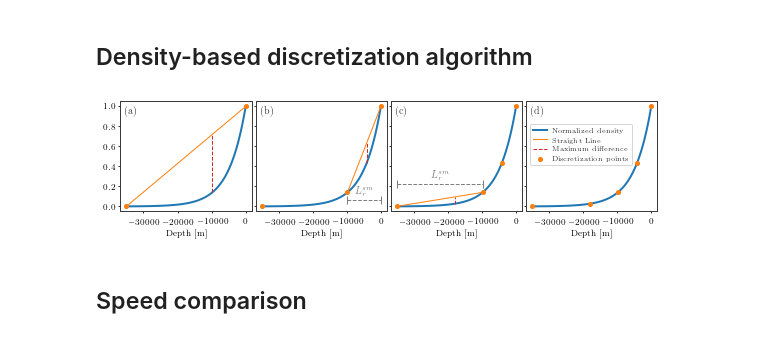
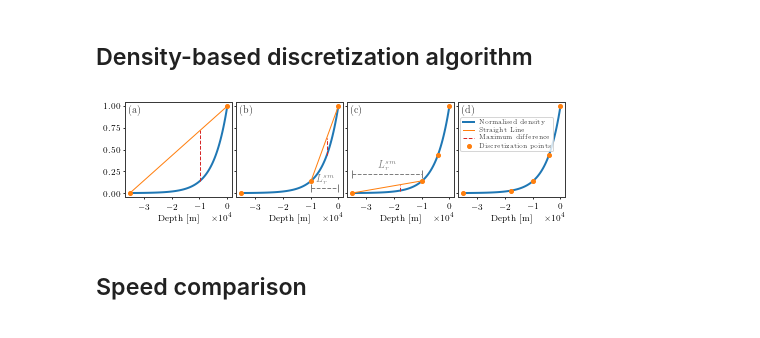
Before and after one commit to pinga-lab/tesseroid-variable-density, a Jupyter notebook: code/notebooks/08-plot-figures.ipynb, the cells around one changed output. Cells and saved outputs as stored; diff of their text form; code cells hidden in the pictures.

Commit message:
Added single figure for linear density results. Improved density-based discret figure.

```diff
--- a/code/notebooks/08-plot-figures.ipynb
+++ b/code/notebooks/08-plot-figures.ipynb
@@ -79,8 +79,8 @@ while True:
 # %%
 heights = np.linspace(bottom, top, 101)
 fig, axes = plt.subplots(1, len(subsets),
-                         figsize=(8, 2.2),
-                         sharex=True, sharey=True)
+                         figsize=(6.66, 2),
+                         sharey=True)
 labels = ["(a)", "(b)", "(c)", "(d)"]
 divisions = np.array([top, bottom])
 
@@ -130,36 +130,38 @@ for i in range(len(subsets) - 1):
                         '$L_r^{sm}$',
                         fontdict={'color': "C7"},
                         horizontalalignment='center')
 
 ax = axes[-1]
 tops = [tess[-2] for tess in subsets[-1]]
 bottoms = [tess[-1] for tess in subsets[-1]]
 divisions = np.unique(np.array(tops + bottoms))
 ax.plot(heights, normalized_density(heights),
         linewidth=2)
 ax.plot(divisions, normalized_density(divisions), 'o')
 
 for ax, label in zip(axes, labels):
     ax.text(0.03, 0.91, label,
             fontdict={'weight': 'bold'},
             verticalalignment="center",
             transform=ax.transAxes)
     ax.set_xlabel("Depth [m]")
+    ax.set_xticks([-3e4, -2e4, -1e4, 0])
+    ax.ticklabel_format(style='sci', axis='x', scilimits=(0, 0))
 
 axes[-1].legend((line1[0], line3[0], line2[0], dots[0]),
                 ("Normalised density",
                  "Straight Line",
                  "Maximum difference",
                  "Discretization points"),
-                fontsize="x-small",
-                loc=(0.03, 0.42))
+                fontsize="xx-small",
+                loc=(0.02, 0.48))
 
 plt.tight_layout(pad=1, h_pad=0, w_pad=0)
 plt.savefig("../../manuscript/figures/" +
             "density-based-discretization-algorithm.pdf")
 plt.show()
 # %% [output]
-[figure, old version]
+[figure, new version]
 # %% [markdown]
 ## Speed comparison
 # %%
```
Also changed, not shown: parts of 4 cells of this notebook, 3 other files.
